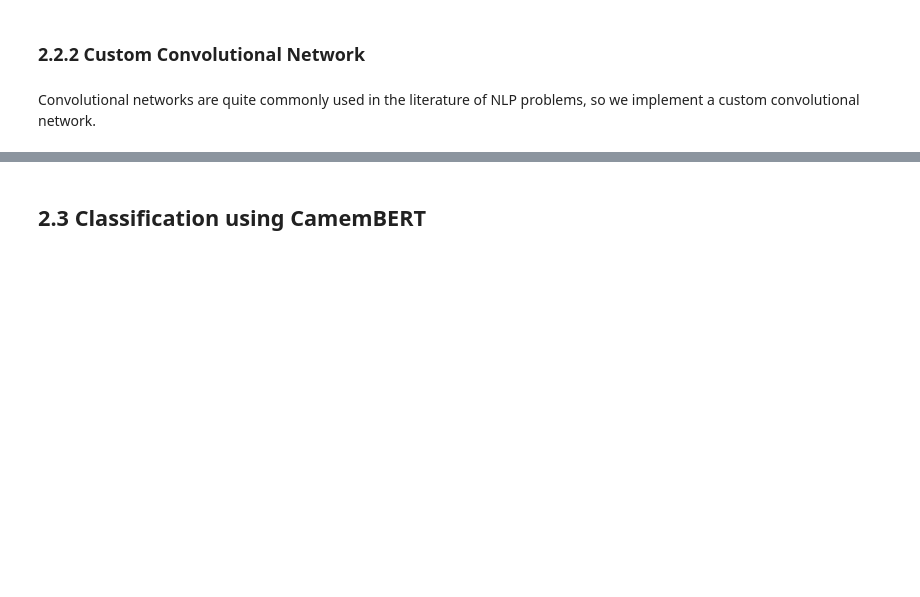
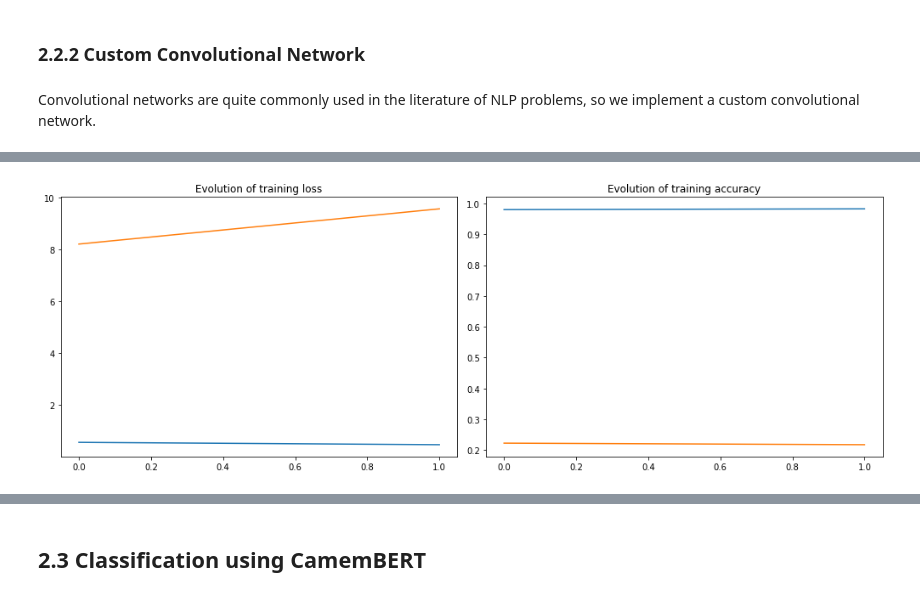
Before and after one commit to aymericfloyrac/NLP-Political-line-classification, a Jupyter notebook: Project.ipynb, the cells around one changed output, grey strips where cells are left out. Cells and saved outputs as stored; diff of their text form; code cells hidden in the pictures; blank space fills up the shorter version.

```diff
--- a/Project.ipynb
+++ b/Project.ipynb
@@ -144,4 +274,4 @@ Convolutional networks are quite commonly used in the literature of NLP problems
 max_features = 8000
 embed_dim = 128
 model = CNN(max_features,embed_dim)
-model.to(device)
+model = model.to(device)
@@ -150,4 +292,5 @@ criterion = nn.CrossEntropyLoss()
 optimizer = torch.optim.Adam(model.parameters(), lr=0.01)
 lr_scheduler = torch.optim.lr_scheduler.ReduceLROnPlateau(optimizer, patience = 2, verbose=True)
 # %%
-train(model, 'cnn',criterion, optimizer,scheduler, train_loader, val_loader, n_epochs=10, print_every=100, gpu=True)
+train(model, 'cnn',criterion, optimizer,scheduler, train_loader, val_loader, n_epochs=2, print_every=100, gpu=True)
+# %% [output]
@@ -154,2 +317,3 @@ train(model, 'cnn',criterion, optimizer,scheduler, train_loader, val_loader, n_e
+[figure, added]
 # %%
 model.eval()
```
Also changed, not shown: parts of 40 cells of this notebook, 3 other files.
